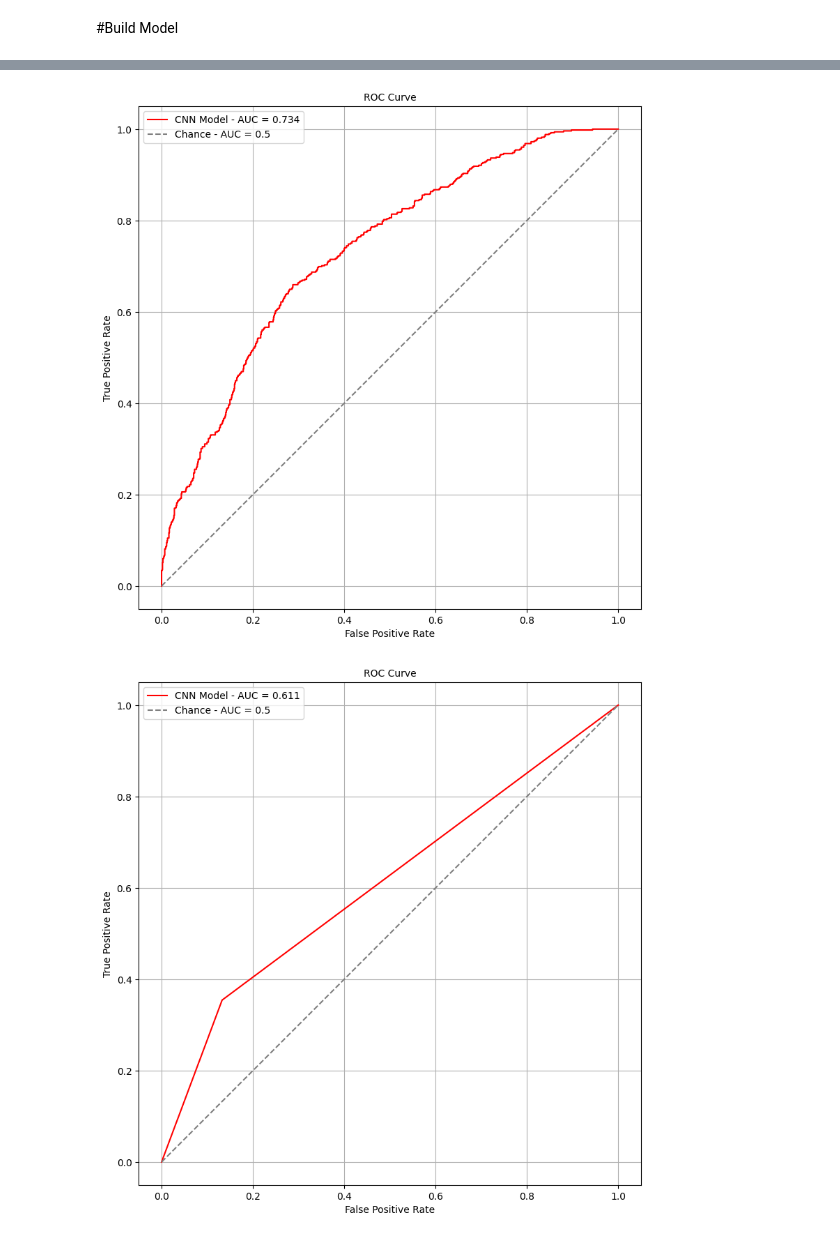
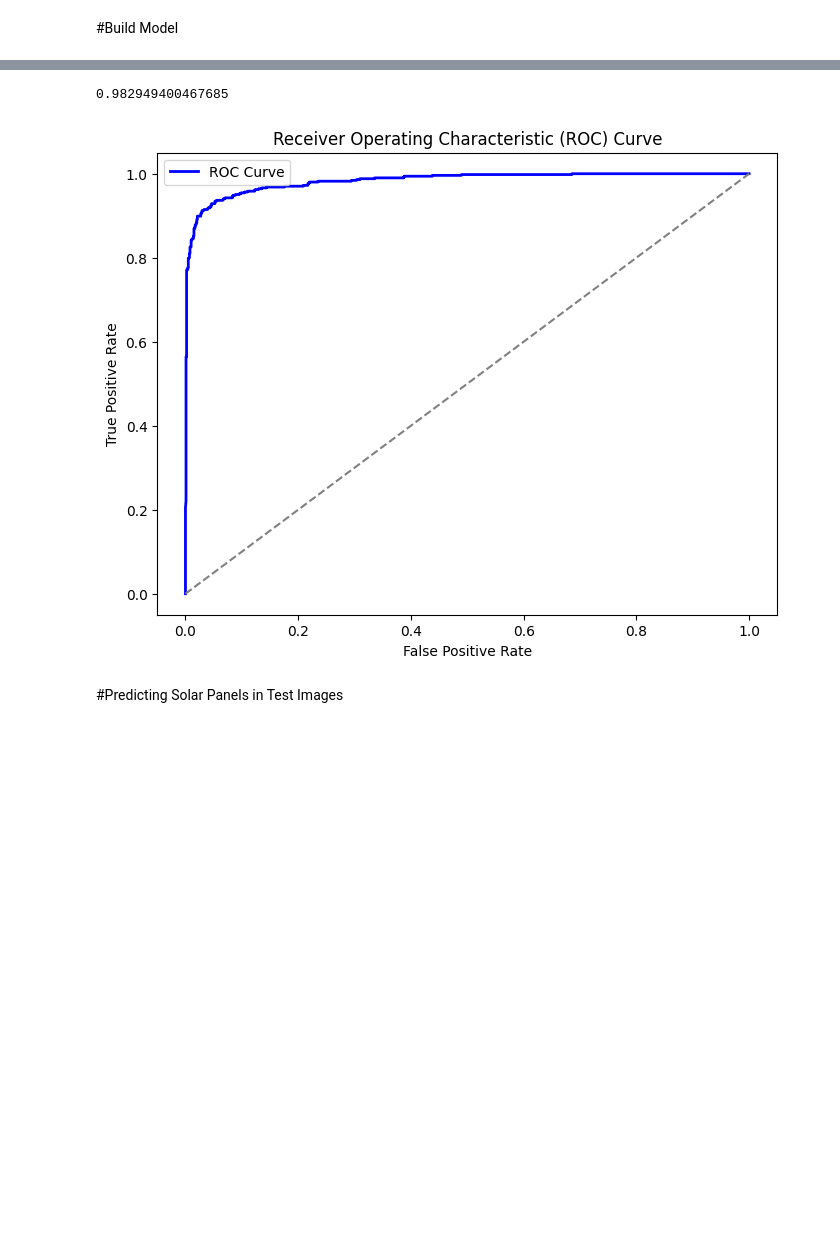
Before and after one commit to moatazsaad/Data_Science_Portfolio, a Jupyter notebook: Rooftop Solar Panel Detection/Rooftop Solar Panel Detection.ipynb, the cells around one changed output, grey strips where cells are left out. Drawn from its saved outputs; the diff is of its cells as text; code cells hidden in the pictures; blank space fills up the shorter version.

```diff
--- a/Rooftop Solar Panel Detection/Rooftop Solar Panel Detection.ipynb
+++ b/Rooftop Solar Panel Detection/Rooftop Solar Panel Detection.ipynb
@@ -216,27 +220,21 @@ Output hidden; open in https://colab.research.google.com to view.
+# %%
+# compute roc auc score
+roc_auc = roc_auc_score(y, prediction_scores)
+roc_auc
+# %% [output]
+0.982949400467685
+# %%
+# compute roc curve
+fpr, tpr, thresholds = roc_curve(y, prediction_scores)
 # %%
-# Function to plot ROC curve
-def plot_roc(y_true, y_pred_cnn):
-
-    plt.figure(figsize=(8, 8))
-    fpr, tpr, _ = roc_curve(y_true, y_pred_cnn, pos_label=1)
-    auc = roc_auc_score(y_true, y_pred_cnn)
-    legend_string = 'CNN Model - AUC = {:0.3f}'.format(auc)
-    plt.plot(fpr, tpr, color='red', label=legend_string)
-
-    plt.plot([0, 1], [0, 1], '--', color='gray', label='Chance - AUC = 0.5')
-
-    plt.xlabel('False Positive Rate')
-    plt.ylabel('True Positive Rate')
-    plt.grid('on')
-    plt.axis('square')
-    plt.legend()
-    plt.tight_layout()
-    plt.title('ROC Curve', fontsize=10)
+# plot roc curve
+plt.figure(figsize=(8, 6))
+plt.plot(fpr, tpr, color='blue', lw=2, label='ROC Curve')
+plt.plot([0, 1], [0, 1], color='gray', linestyle='--')
+plt.xlabel('False Positive Rate')
+plt.ylabel('True Positive Rate')
+plt.title('Receiver Operating Characteristic (ROC) Curve')
+plt.legend()
+plt.show()
+# %% [output]
+[figure, added]
-# %%
-# Plot ROC curve for CNN model predictions
-y_pred = [1 if pred >= 0.5 else 0 for pred in cnn_y_hat_prob]
-plot_roc(y,  cnn_y_hat_prob)
-plot_roc(y, y_pred)
-# %% [output]
-[figure, removed]
-[figure, removed]
@@ -242,0 +280,2 @@ plot_roc(y, y_pred)
+# %% [markdown]
+#Predicting Solar Panels in Test Images
```
Also changed, not shown: parts of 28 cells of this notebook, 3 other files.
